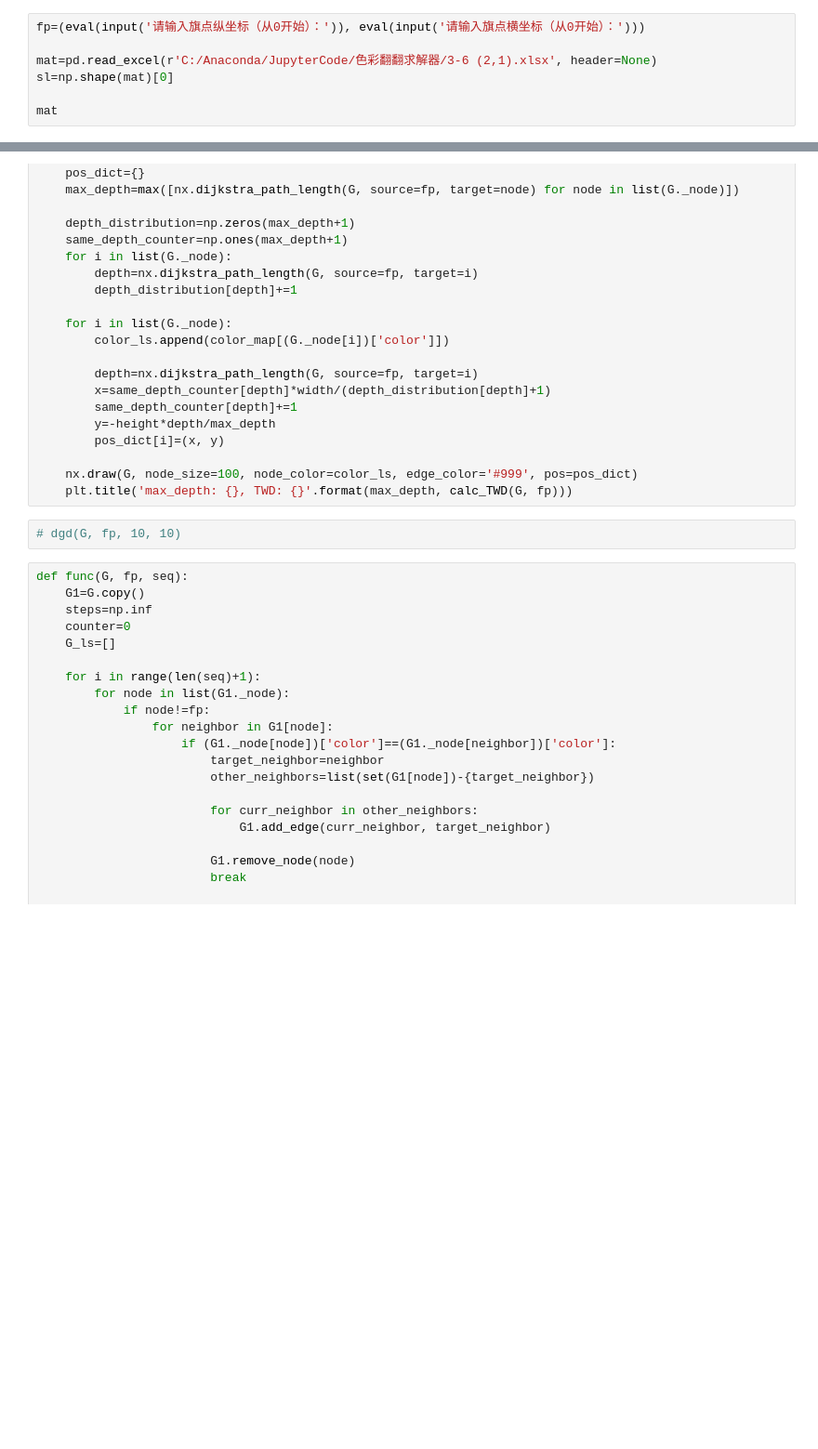
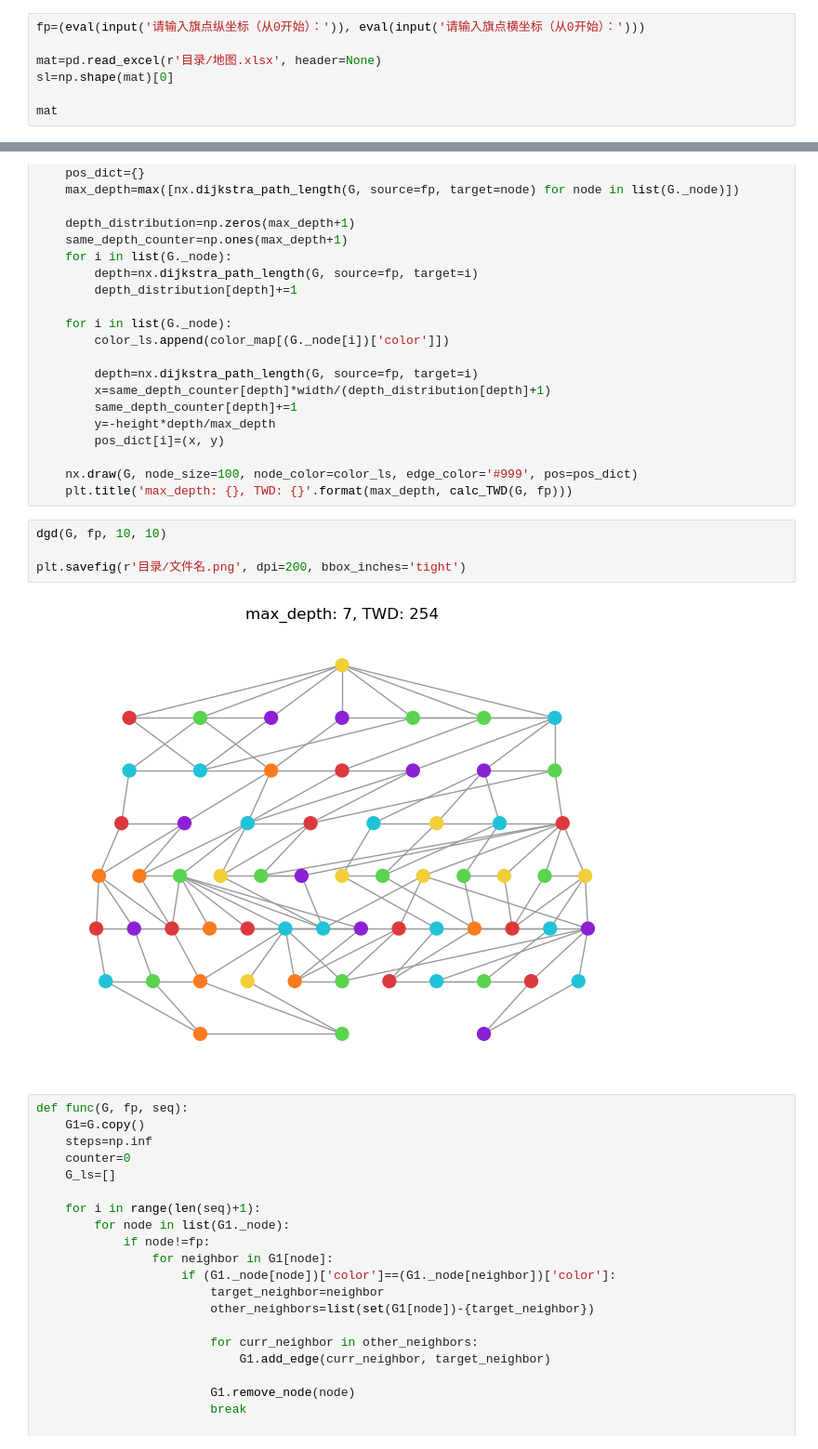
Before and after one commit to Shadow-Chaser/Colorflip_Exploration, a Jupyter notebook: Solvers/Solvers based on graph theory and greedy algorithm/深度图绘制.ipynb, the cells around one changed output, grey strips where cells are left out. Shown: that part at 93% size. Saved outputs shown, nothing was run; the diff lists cells and outputs as text; blank space fills up the shorter version.

```diff
--- a/Solvers/Solvers based on graph theory and greedy algorithm/深度图绘制.ipynb
+++ b/Solvers/Solvers based on graph theory and greedy algorithm/深度图绘制.ipynb
@@ -7,7 +7,7 @@ import matplotlib.pyplot as plt
 # %%
 fp=(eval(input('请输入旗点纵坐标（从0开始）：')), eval(input('请输入旗点横坐标（从0开始）：')))
 
-mat=pd.read_excel(r'C:/Anaconda/JupyterCode/色彩翻翻求解器/3-6 (2,1).xlsx', header=None)
+mat=pd.read_excel(r'目录/地图.xlsx', header=None)
 sl=np.shape(mat)[0]
 
 mat
@@ -99,7 +99,11 @@ def dgd(G, fp, width, height):
     nx.draw(G, node_size=100, node_color=color_ls, edge_color='#999', pos=pos_dict)
     plt.title('max_depth: {}, TWD: {}'.format(max_depth, calc_TWD(G, fp)))
 # %%
-# dgd(G, fp, 10, 10)
+dgd(G, fp, 10, 10)
+
+plt.savefig(r'目录/文件名.png', dpi=200, bbox_inches='tight')
+# %% [output]
+[figure, added]
 # %%
 def func(G, fp, seq):
     G1=G.copy()
```
Also changed, not shown: parts of 1 cell of this notebook, 3 other files.
